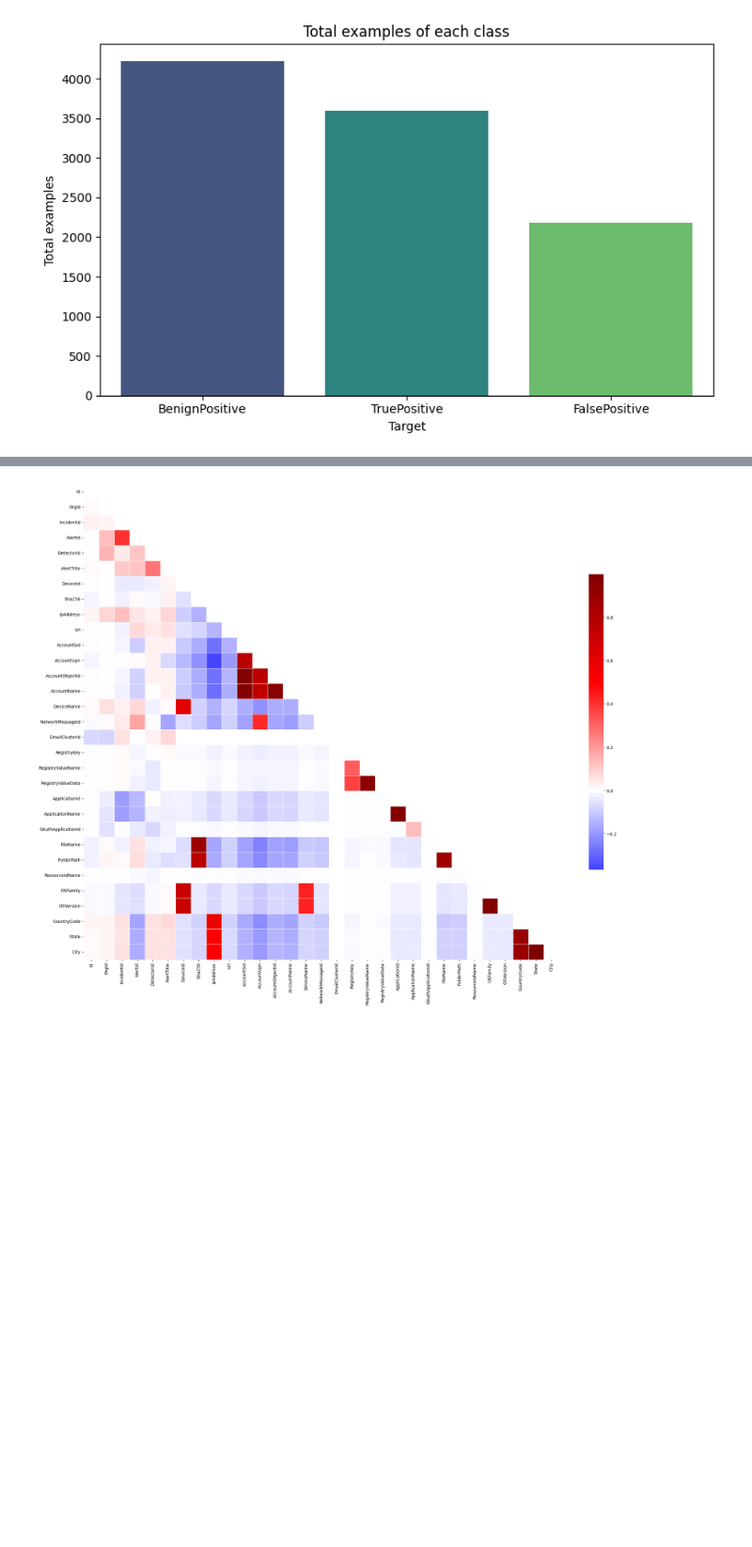
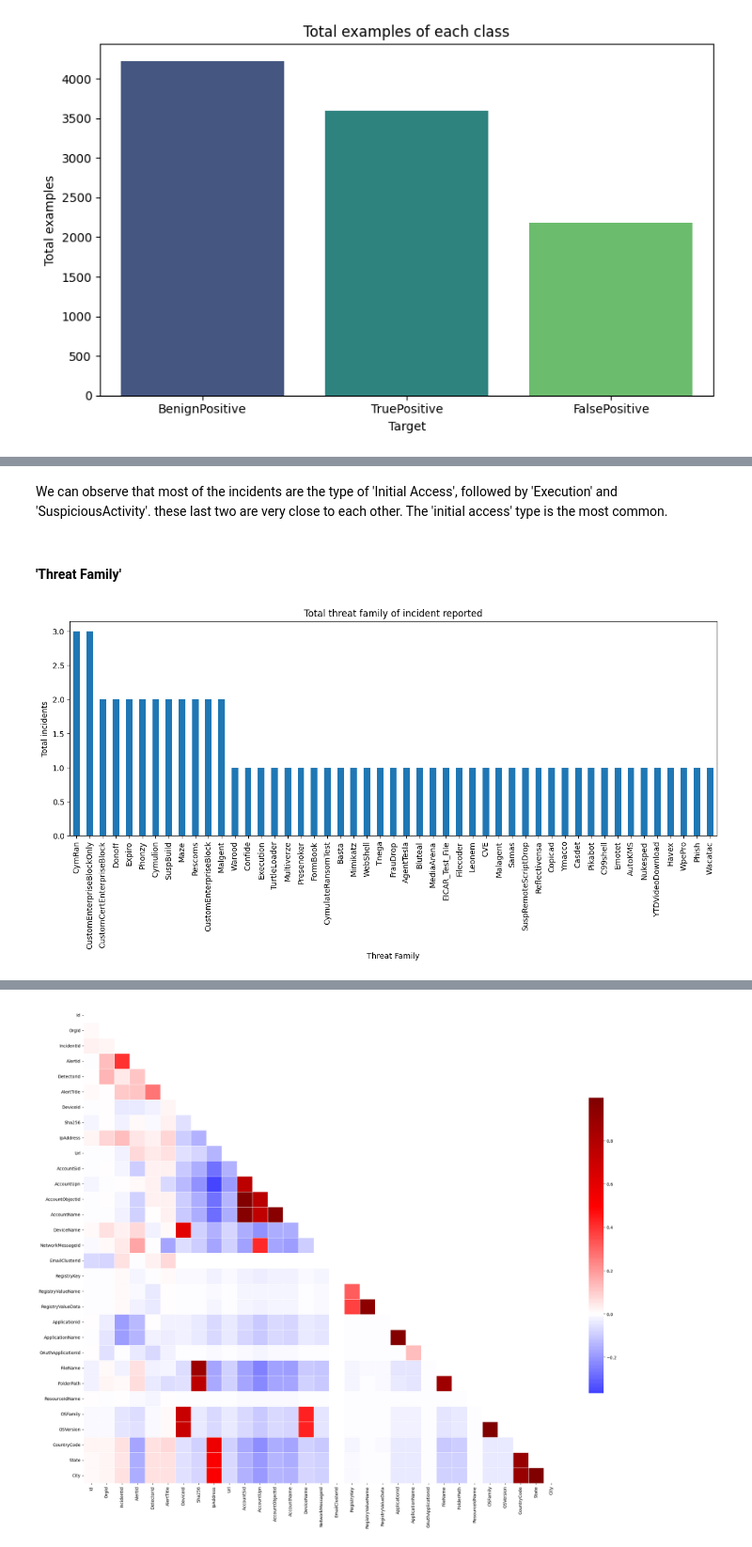
Before and after one commit to yasin281/Microsoft-Security-Incident-Prediction, a Jupyter notebook: src/DataPreparation.ipynb, the cells around one changed output, grey strips where cells are left out. Shown at 94% size. Cells and saved outputs as stored; diff of their text form; code cells hidden in the pictures; blank space fills up the shorter version.

```diff
--- a/src/DataPreparation.ipynb
+++ b/src/DataPreparation.ipynb
@@ -273,0 +316,13 @@ However, this is questionable since we also used stratification during the split
+# %% [markdown]
+We can observe that most of the incidents are the type of 'Initial Access', followed by 'Execution' and 'SuspiciousActivity'. these last two are very close to each other. The 'initial access' type is the most common.
+# %% [markdown]
+#### 'Threat Family'
+# %%
+incident_by_category = data['ThreatFamily'].value_counts()
+incident_by_category.plot(kind='bar', figsize=(15, 5))
+plt.title('Total threat family of incident reported')
+plt.xlabel('Threat Family')
+plt.ylabel('Total incidents')
+plt.show()
+# %% [output]
+[figure, added]
```
Also changed, not shown: parts of 54 cells of this notebook.
